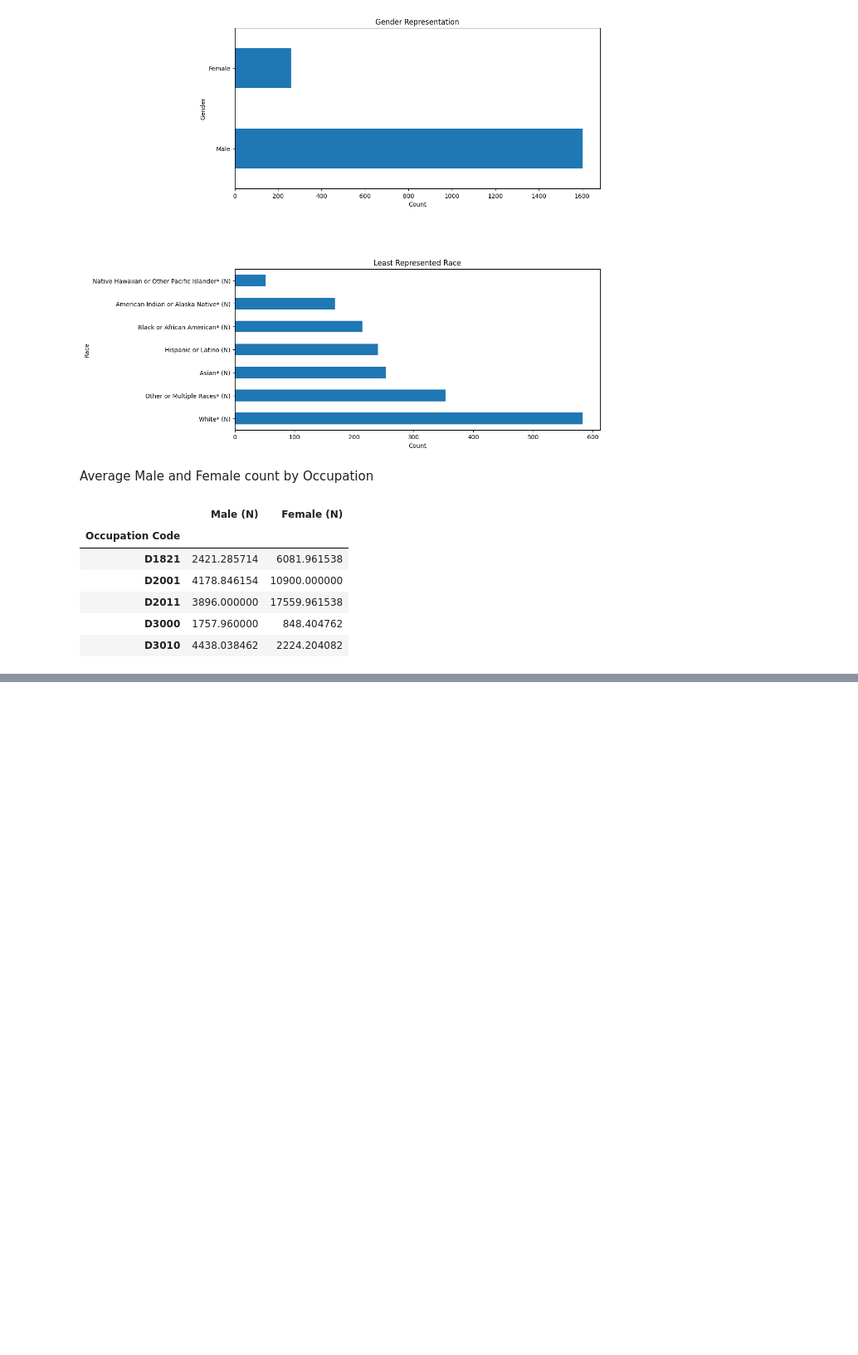
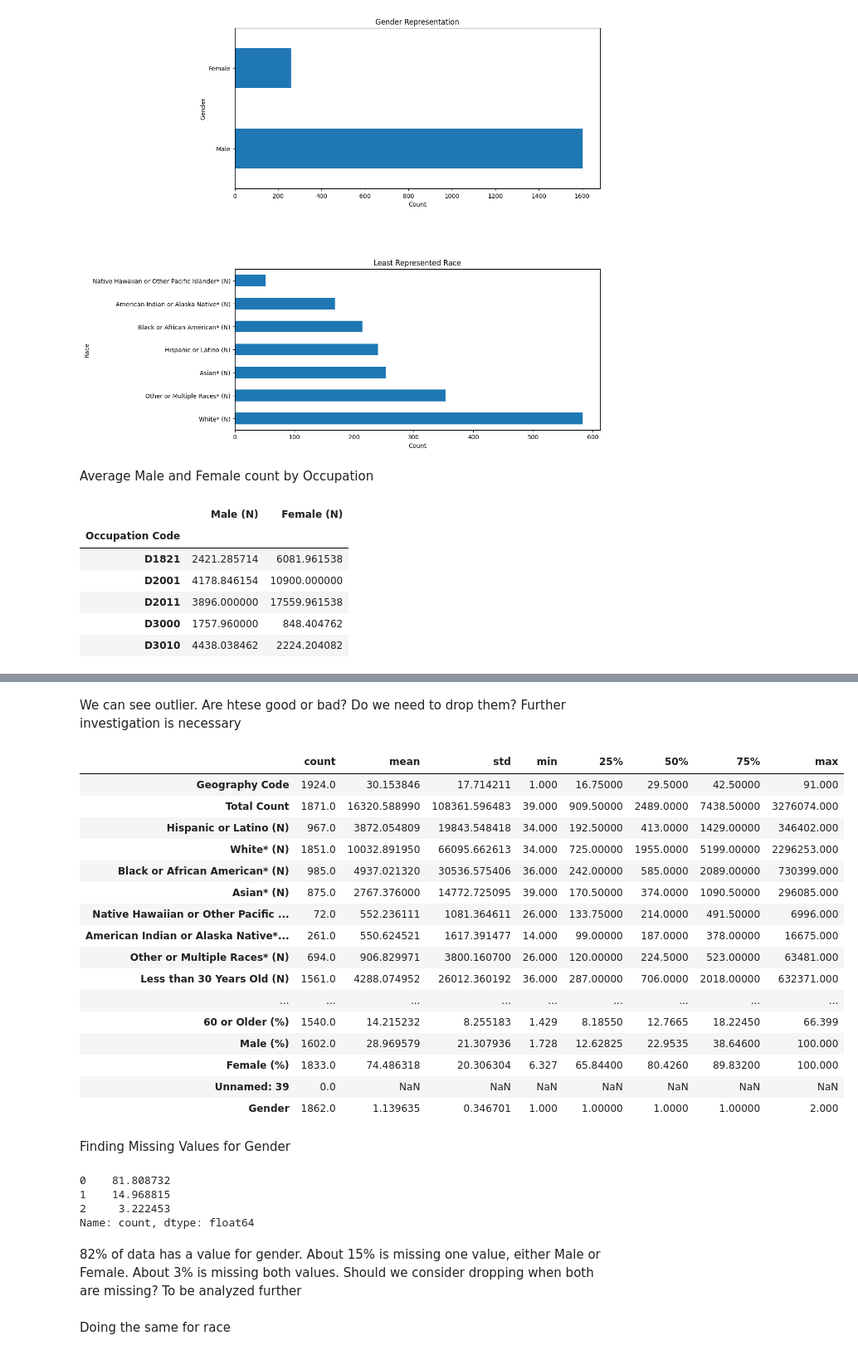
Before and after one commit to BTExpress1/healthCareAccess, a Jupyter notebook: notebooks/Capstone_Two.ipynb, the cells around one changed output, grey strips where cells are left out. Shown at 83% size. Saved outputs shown, nothing was run; the diff lists cells and outputs as text; code cells hidden in the pictures; blank space fills up the shorter version.

```diff
--- a/notebooks/Capstone_Two.ipynb
+++ b/notebooks/Capstone_Two.ipynb
@@ -361,0 +461,38 @@ occupation_gender_mean.head()
+# %% [markdown]
+We can see outlier. Are htese good or bad? Do we need to drop them? Further investigation is necessary
+# %%
+#Numeric Features
+ahrf_data.describe().T
+# %% [output]
+|  | count | mean | std | min | 25% | 50% | 75% | max |
+| Geography Code | 1924.0 | 30.153846 | 17.714211 | 1.000 | 16.75000 | 29.5000 | 42.50000 | 91.000 |
+| Total Count | 1871.0 | 16320.588990 | 108361.596483 | 39.000 | 909.50000 | 2489.0000 | 7438.50000 | 3276074.000 |
+| Hispanic or Latino (N) | 967.0 | 3872.054809 | 19843.548418 | 34.000 | 192.50000 | 413.0000 | 1429.00000 | 346402.000 |
+| White* (N) | 1851.0 | 10032.891950 | 66095.662613 | 34.000 | 725.00000 | 1955.0000 | 5199.00000 | 2296253.000 |
+| Black or African American* (N) | 985.0 | 4937.021320 | 30536.575406 | 36.000 | 242.00000 | 585.0000 | 2089.00000 | 730399.000 |
+| Asian* (N) | 875.0 | 2767.376000 | 14772.725095 | 39.000 | 170.50000 | 374.0000 | 1090.50000 | 296085.000 |
+| Native Hawaiian or Other Pacific ... | 72.0 | 552.236111 | 1081.364611 | 26.000 | 133.75000 | 214.0000 | 491.50000 | 6996.000 |
+| American Indian or Alaska Native*... | 261.0 | 550.624521 | 1617.391477 | 14.000 | 99.00000 | 187.0000 | 378.00000 | 16675.000 |
+| Other or Multiple Races* (N) | 694.0 | 906.829971 | 3800.160700 | 26.000 | 120.00000 | 224.5000 | 523.00000 | 63481.000 |
+| Less than 30 Years Old (N) | 1561.0 | 4288.074952 | 26012.360192 | 36.000 | 287.00000 | 706.0000 | 2018.00000 | 632371.000 |
+| ... | ... | ... | ... | ... | ... | ... | ... | ... |
+| 60 or Older (%) | 1540.0 | 14.215232 | 8.255183 | 1.429 | 8.18550 | 12.7665 | 18.22450 | 66.399 |
+| Male (%) | 1602.0 | 28.969579 | 21.307936 | 1.728 | 12.62825 | 22.9535 | 38.64600 | 100.000 |
+| Female (%) | 1833.0 | 74.486318 | 20.306304 | 6.327 | 65.84400 | 80.4260 | 89.83200 | 100.000 |
+| Unnamed: 39 | 0.0 | NaN | NaN | NaN | NaN | NaN | NaN | NaN |
+| Gender | 1862.0 | 1.139635 | 0.346701 | 1.000 | 1.00000 | 1.0000 | 1.00000 | 2.000 |
+# %% [markdown]
+Finding Missing Values for Gender
+# %%
+missing_gender = ahrf_data[['Male (N)','Female (N)']].isnull().sum(axis=1)
+missing_gender.value_counts()/len(missing_gender) * 100
+# %% [output]
+0    81.808732
+1    14.968815
+2     3.222453
+Name: count, dtype: float64
+# %% [markdown]
+82% of data has a value for gender. About 15% is missing one value, either Male or Female. About 3% is missing both values.
+Should we consider dropping when both are missing? To be analyzed further
+# %% [markdown]
+Doing the same for race
```
Also changed, not shown: parts of 13 cells of this notebook.
